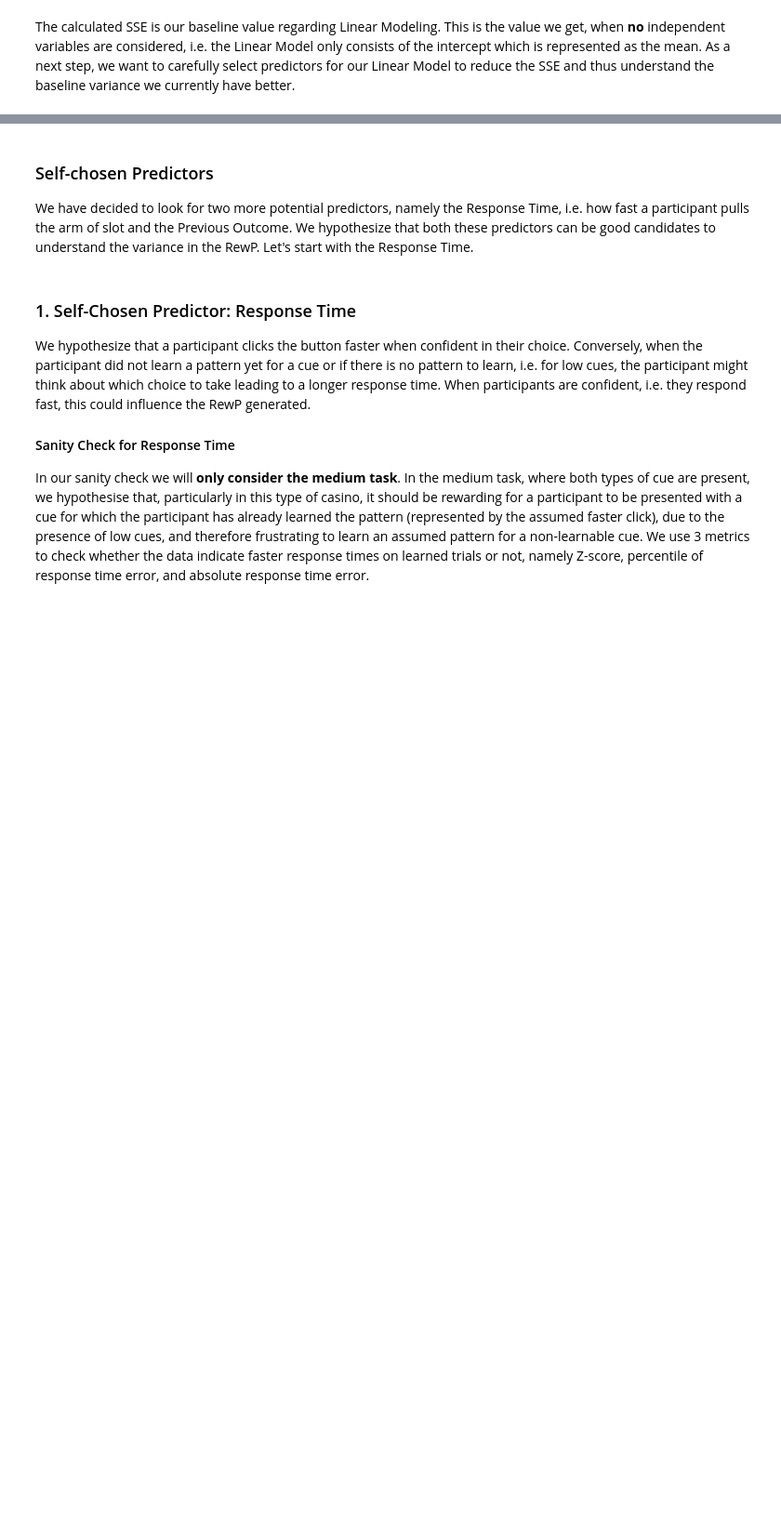
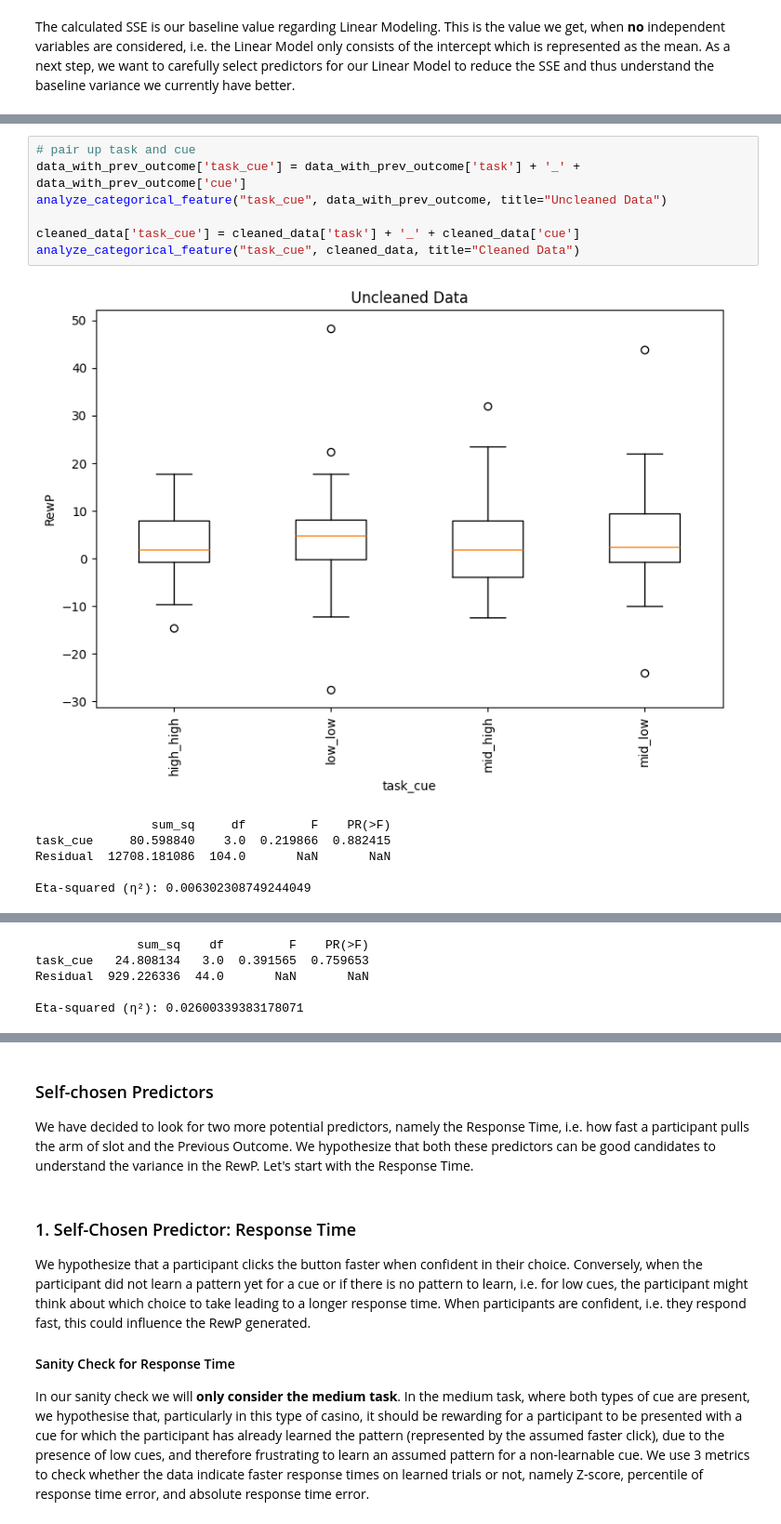
Before and after one commit to M4XV5/EEG2324Brownie, a Jupyter notebook: linear_modeling.ipynb, the cells around one changed output, grey strips where cells are left out. Shown: that part at 93% size. Drawn from its saved outputs; the diff is of its cells as text; blank space fills up the shorter version.

```diff
--- a/linear_modeling.ipynb
+++ b/linear_modeling.ipynb
@@ -324,0 +83,14 @@ analyze_categorical_feature("outcome", data)
+# %%
+# pair up task and cue
+data_with_prev_outcome['task_cue'] = data_with_prev_outcome['task'] + '_' + data_with_prev_outcome['cue']
+analyze_categorical_feature("task_cue", data_with_prev_outcome, title="Uncleaned Data")
+
+cleaned_data['task_cue'] = cleaned_data['task'] + '_' + cleaned_data['cue']
+analyze_categorical_feature("task_cue", cleaned_data, title="Cleaned Data")
+# %% [output]
+[figure, added]
+                sum_sq     df         F    PR(>F)
+task_cue     80.598840    3.0  0.219866  0.882415
+Residual  12708.181086  104.0       NaN       NaN
+
+Eta-squared (η²): 0.006302308749244049
@@ -324,0 +98,5 @@ analyze_categorical_feature("outcome", data)
+              sum_sq    df         F    PR(>F)
+task_cue   24.808134   3.0  0.391565  0.759653
+Residual  929.226336  44.0       NaN       NaN
+
+Eta-squared (η²): 0.02600339383178071
```
Also changed, not shown: parts of 45 cells of this notebook, 2 other files.
